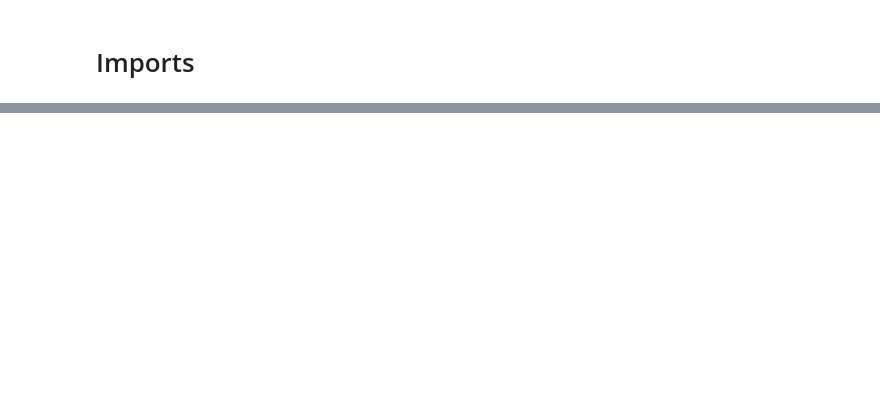
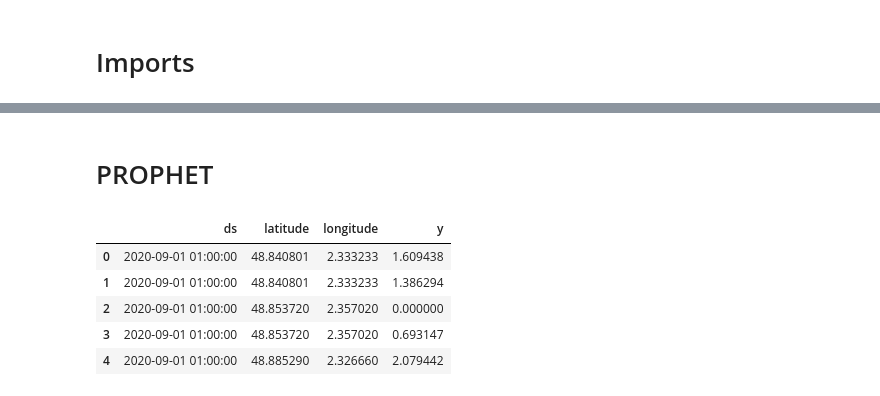
Before and after one commit to raphaelamzallag/python_dsb_final_project, a Jupyter notebook: TEST_FIRST_MODEL.ipynb, the cells around one changed output, grey strips where cells are left out. Cells and saved outputs as stored; diff of their text form; code cells hidden in the pictures; blank space fills up the shorter version.

Commit message:
updated prophet

```diff
--- a/TEST_FIRST_MODEL.ipynb
+++ b/TEST_FIRST_MODEL.ipynb
@@ -28,2 +19,9 @@ X, y = utils.get_train_data()
 # %%
-X
+def train_test_split_temporal(X, y, delta_threshold="30 days"):
+
+    cutoff_date = X["date"].max() - pd.Timedelta(delta_threshold)
+    mask = (X["date"] <= cutoff_date)
+    X_train, X_test = X.loc[mask], X.loc[~mask]
+    y_train, y_test = y[mask], y[~mask]
+
+    return X_train, y_train, X_test, y_test
@@ -43,0 +28,21 @@ X
+# %%
+X_train, y_train, X_test, y_test = train_test_split_temporal(X, y, delta_threshold="30 days")
+# %% [markdown]
+# PROPHET
+# %%
+#creating a df for prophet
+df_train = X_train.reset_index().copy()
+
+df_train["y"] = pd.Series(y_train)
+
+df_train = df_train[['date','latitude','longitude','y']]
+df_train.rename(columns={'date':'ds'}, inplace=True)
+# %%
+df_train.head()
+# %% [output]
+|  | ds | latitude | longitude | y |
+| 0 | 2020-09-01 01:00:00 | 48.840801 | 2.333233 | 1.609438 |
+| 1 | 2020-09-01 01:00:00 | 48.840801 | 2.333233 | 1.386294 |
+| 2 | 2020-09-01 01:00:00 | 48.853720 | 2.357020 | 0.000000 |
+| 3 | 2020-09-01 01:00:00 | 48.853720 | 2.357020 | 0.693147 |
+| 4 | 2020-09-01 01:00:00 | 48.885290 | 2.326660 | 2.079442 |
```
Also changed, not shown: parts of 10 cells of this notebook.
